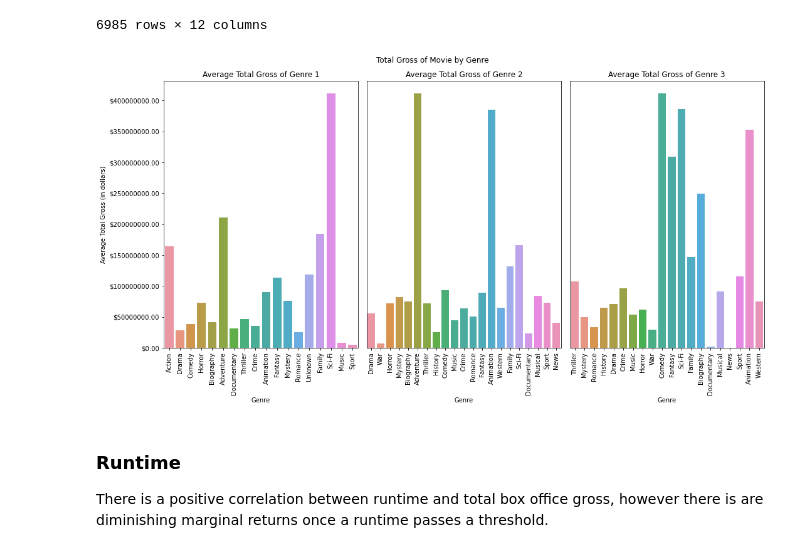
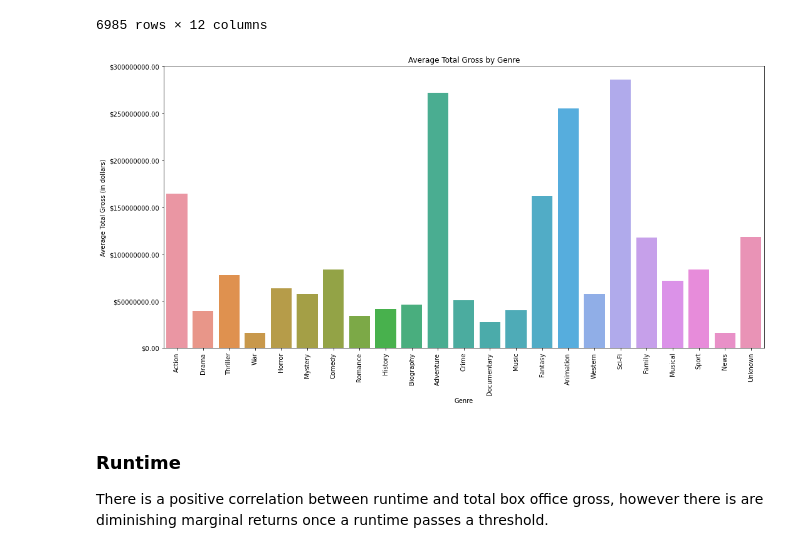
Before and after one commit to pederknorr/Microsoft-Movie-Analysis, a Jupyter notebook: microsoft_movie_studios_analysis.ipynb, the cells around one changed output. Saved outputs shown, nothing was run; the diff lists cells and outputs as text; code cells hidden in the pictures.

```diff
--- a/microsoft_movie_studios_analysis.ipynb
+++ b/microsoft_movie_studios_analysis.ipynb
@@ -377,5 +345,6 @@ movie_data2.head()
 # %%
-movie_data2.explode('genres_list')
+explode_df = movie_data2.explode('genres_list')
+explode_df
 # %% [output]
 |  | title | year | runtime_minutes | genres | average_rating | domestic_gross | foreign_gross | ... |
 | 2022 | '71 | 2014 | 99.0 | Action,Drama,Thriller | 7.2 | 1300000.0 | 355000.0 | ... |
@@ -392,39 +361,22 @@ movie_data2.explode('genres_list')
 6985 rows × 12 columns
 # %%
 # Create plot
-genre_fig, genre_axes = plt.subplots(nrows=1, ncols=3, figsize=(15,8))
+genre_fig, genre_ax = plt.subplots(nrows=1, ncols=1, figsize=(15,8))
 
-sns.barplot(ax=genre_axes[0], x='genre_1', y='total_gross', data=movie_data, ci = None)
-genre_axes[0].set_xlabel('Genre')
-genre_axes[0].set_ylabel('Average Total Gross (in dollars)')
-genre_axes[0].set_title('Average Total Gross of Genre 1')
-genre_axes[0].yaxis.set_major_formatter('${x:1.2f}')
-genre_axes[0].tick_params(axis='x', rotation=90)
+sns.barplot(ax=genre_ax, x='genres_list', y='total_gross', data=explode_df, ci = None)
+genre_ax.set_xlabel('Genre')
+genre_ax.set_ylabel('Average Total Gross (in dollars)')
+genre_ax.set_title('Average Total Gross by Genre')
+genre_ax.yaxis.set_major_formatter('${x:1.2f}')
+genre_ax.tick_params(axis='x', rotation=90)
 
-sns.barplot(ax=genre_axes[1], x='genre_2', y='total_gross', data=movie_data, ci = None)
-genre_axes[1].set_xlabel('Genre')
-genre_axes[1].set_ylabel('')
-genre_axes[1].set_title('Average Total Gross of Genre 2')
-genre_axes[1].yaxis.set_major_formatter('${x:1.2f}')
-genre_axes[1].tick_params(axis='x', rotation=90)
-genre_axes[1].set_yticks([], [])
-
-sns.barplot(ax=genre_axes[2], x='genre_3', y='total_gross', data=movie_data, ci = None)
-genre_axes[2].set_xlabel('Genre')
-genre_axes[2].set_ylabel('')
-genre_axes[2].set_title('Average Total Gross of Genre 3')
-genre_axes[2].yaxis.set_major_formatter('${x:1.2f}')
-genre_axes[2].tick_params(axis='x', rotation=90)
-genre_axes[2].set_yticks([], [])
-
-genre_fig.suptitle('Total Gross of Movie by Genre')
 plt.tight_layout()
 
 plt.savefig('images/gross_by_genre.png', dpi=150)
 
 plt.show()
 # %% [output]
-[figure, old version]
+[figure, new version]
 # %% [markdown]
 ### Runtime
 There is a positive correlation between runtime and total box office gross, however there is are diminishing marginal returns once a runtime passes a threshold.
```
Also changed, not shown: parts of 4 cells of this notebook, 5 other files.
